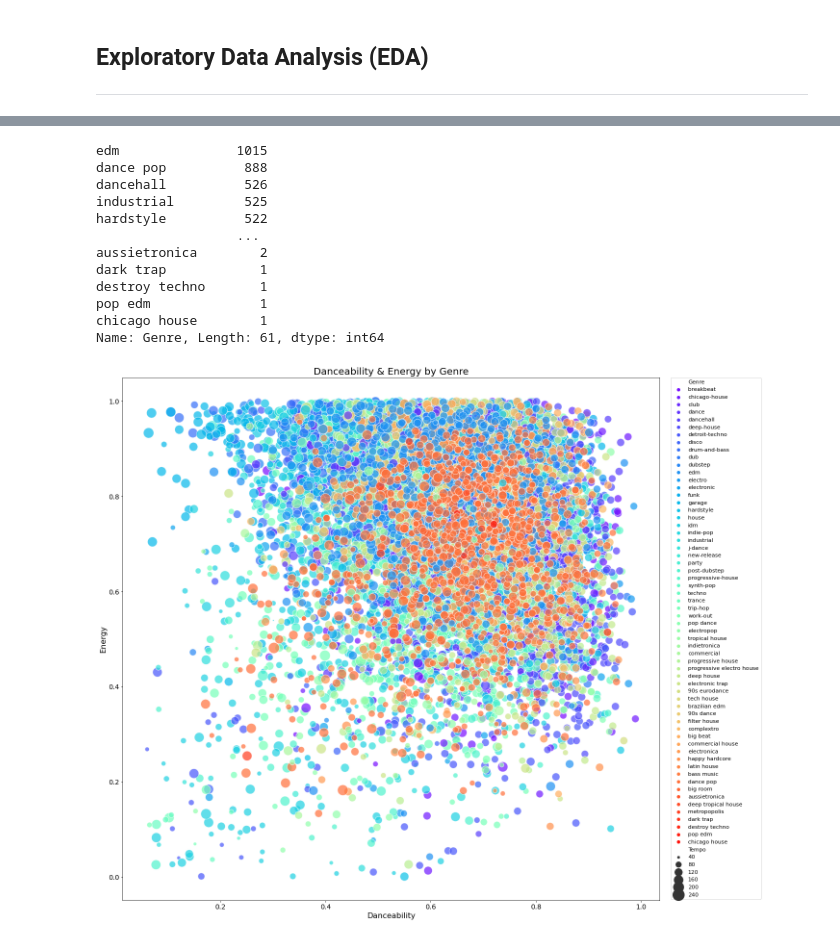
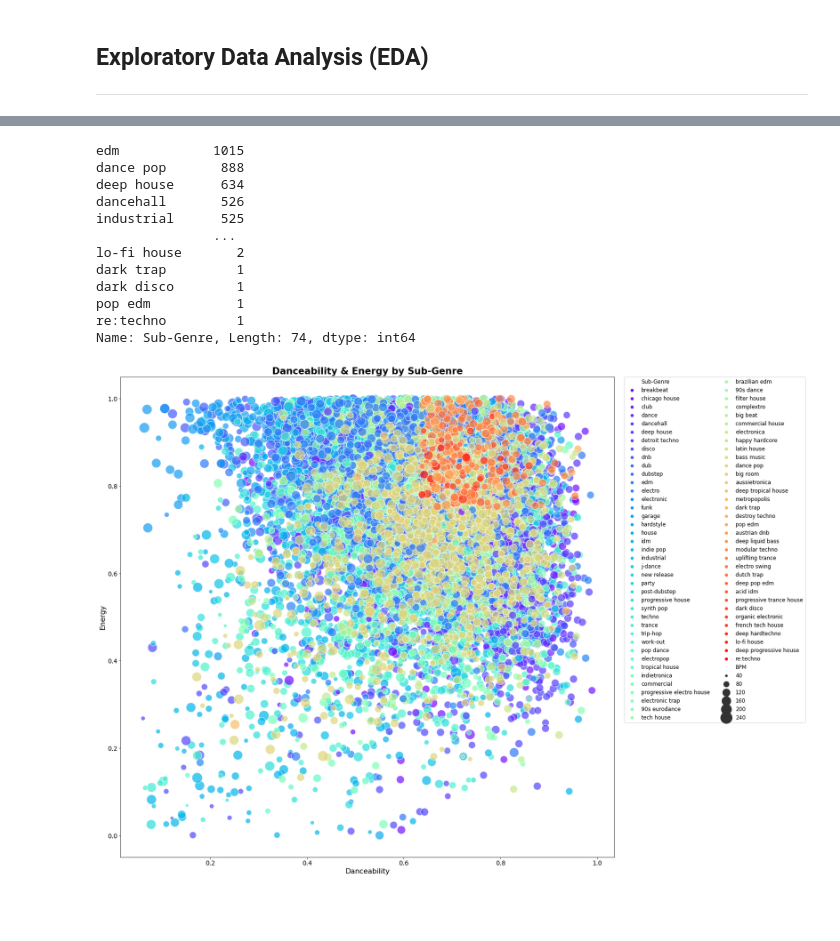
Before and after one commit to modernmediagrp/spotify-recommendation-system, a Jupyter notebook: main_notebook.ipynb, the cells around one changed output, grey strips where cells are left out. Saved outputs shown, nothing was run; the diff lists cells and outputs as text; code cells hidden in the pictures; blank space fills up the shorter version.

```diff
--- a/main_notebook.ipynb
+++ b/main_notebook.ipynb
@@ -511,3 +573,14 @@ sp_more_genres
 | 4164 | By Defection | ['Dixie Yure'] | deep house | 124.019 | 0.927 | 0.513 | 0.2420 | 2auhKxSJCfnsaOVxFoF3uA |
 | 4166 | Suryoyena | ['Ben-E', 'Muxtar'] | deep house | 91.011 | 0.750 | 0.633 | 0.2340 | 5NiwHQNhIQillUviPEyvkM |
 3255 rows × 8 columns
+# %%
+large_set.rename(columns={'Name': 'Song_Title', 'Id': 'ID',
+                          'Valeance': 'Valence'}, inplace=True)
+
+large_set = large_set[cols_order]
+
+large_set['Artists'] = large_set['Artists'].str.replace(r'[^0-9a-zA-Z:,\s]+', '', regex=True)
+
+large_set.dropna(inplace=True)
+
+large_set
@@ -600,3 +687,11 @@ more_genres
 | 4164 | By Defection | Dixie Yure | deep house | 124.019 | 0.927 | 0.513 | 0.2420 | 2auhKxSJCfnsaOVxFoF3uA |
 | 4166 | Suryoyena | BenE, Muxtar | deep house | 91.011 | 0.750 | 0.633 | 0.2340 | 5NiwHQNhIQillUviPEyvkM |
 2544 rows × 8 columns
+# %%
+large_set = large_set.loc[large_set['Genre'].isin(genres_to_keep)].copy()
+
+drop_rows = large_set[(large_set['Danceability'] < 0.638) | (large_set['Energy'] < 0.752)].index
+
+large_set.drop(drop_rows, inplace=True)
+
+large_set
@@ -603,6 +712,6 @@ more_genres
 # %%
 final_dataset = pd.concat([sp_recommended, more_genres, edm_only,
-                         more_edm], ignore_index=True)
+                         more_edm, large_set], ignore_index=True)
 
 final_dataset = final_dataset.drop_duplicates(subset='ID', keep='first')
 
@@ -623,0 +733,13 @@ final_dataset
+# %%
+final_dataset.Genre = final_dataset.Genre.str.replace('chicago-house', 'chicago house')
+final_dataset.Genre = final_dataset.Genre.str.replace('deep-house', 'deep house')
+final_dataset.Genre = final_dataset.Genre.str.replace('detroit-techno', 'detroit techno')
+final_dataset.Genre = final_dataset.Genre.str.replace('drum-and-bass', 'dnb')
+final_dataset.Genre = final_dataset.Genre.str.replace('indie-pop', 'indie pop')
+final_dataset.Genre = final_dataset.Genre.str.replace('new-release', 'new release')
+final_dataset.Genre = final_dataset.Genre.str.replace('progressive-house', 'progressive house')
+final_dataset.Genre = final_dataset.Genre.str.replace('synth-pop', 'synth pop')
+
+final_dataset.rename(columns={'Genre': 'Sub-Genre', 'Tempo': 'BPM'}, inplace=True)
+
+final_dataset
@@ -675,32 +811,32 @@ final_dataset.describe()
 | max | 247.936000 | 0.989000 | 1.000000 | 0.991000 |
 # %%
-final_dataset.Genre.value_counts()
+final_dataset['Sub-Genre'].value_counts()
 # %% [output]
-edm               1015
-dance pop          888
-dancehall          526
-industrial         525
-hardstyle          522
-                  ...
-aussietronica        2
-dark trap            1
-destroy techno       1
-pop edm              1
-chicago house        1
-Name: Genre, Length: 61, dtype: int64
+edm            1015
+dance pop       888
+deep house      634
+dancehall       526
+industrial      525
+               ...
+lo-fi house       2
+dark trap         1
+dark disco        1
+pop edm           1
+re:techno         1
+Name: Sub-Genre, Length: 74, dtype: int64
 # %%
 plt.figure(figsize=(20,20))
 
 ax = sns.scatterplot(data=final_dataset, x='Danceability', y='Energy',
-                     hue='Genre', palette='rainbow',
-                     size='Tempo', sizes=(10,600),
+                     hue='Sub-Genre', palette='rainbow',
+                     size='BPM', sizes=(10,700),
                      alpha=0.7)
 
-plt.legend(bbox_to_anchor=(1.02, 1), loc=2, borderaxespad=0., fontsize=11.35)
+ax.legend(bbox_to_anchor=(1.02, 1), loc=2, borderaxespad=0., fontsize=12, ncol=2)
 plt.xticks(fontsize=14)
 plt.yticks(fontsize=14)
 plt.xlabel('Danceability', fontsize=16)
 plt.ylabel('Energy', fontsize=16)
-plt.title('Danceability & Energy by Genre', fontsize=20);
+plt.title('Danceability & Energy by Sub-Genre', fontsize=21, fontweight='bold');
 # %% [output]
-[figure, old version]
+[figure, new version]
```
Also changed, not shown: parts of 13 cells of this notebook.
